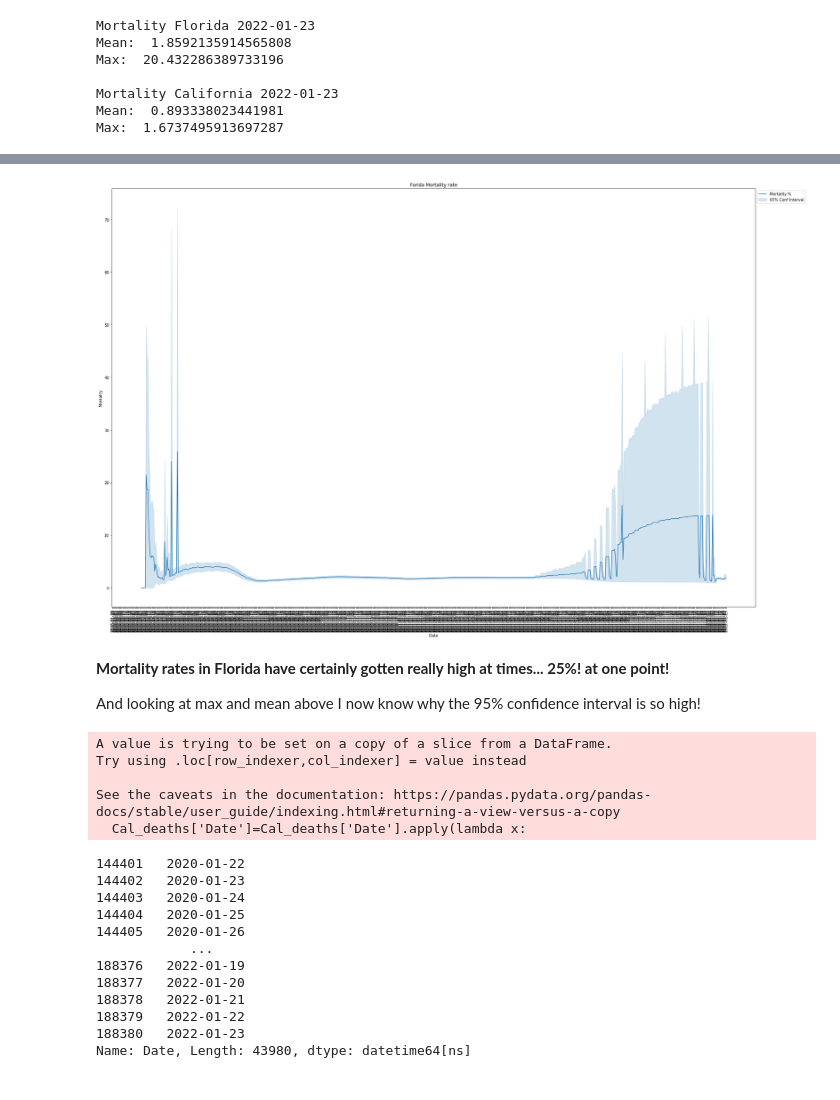
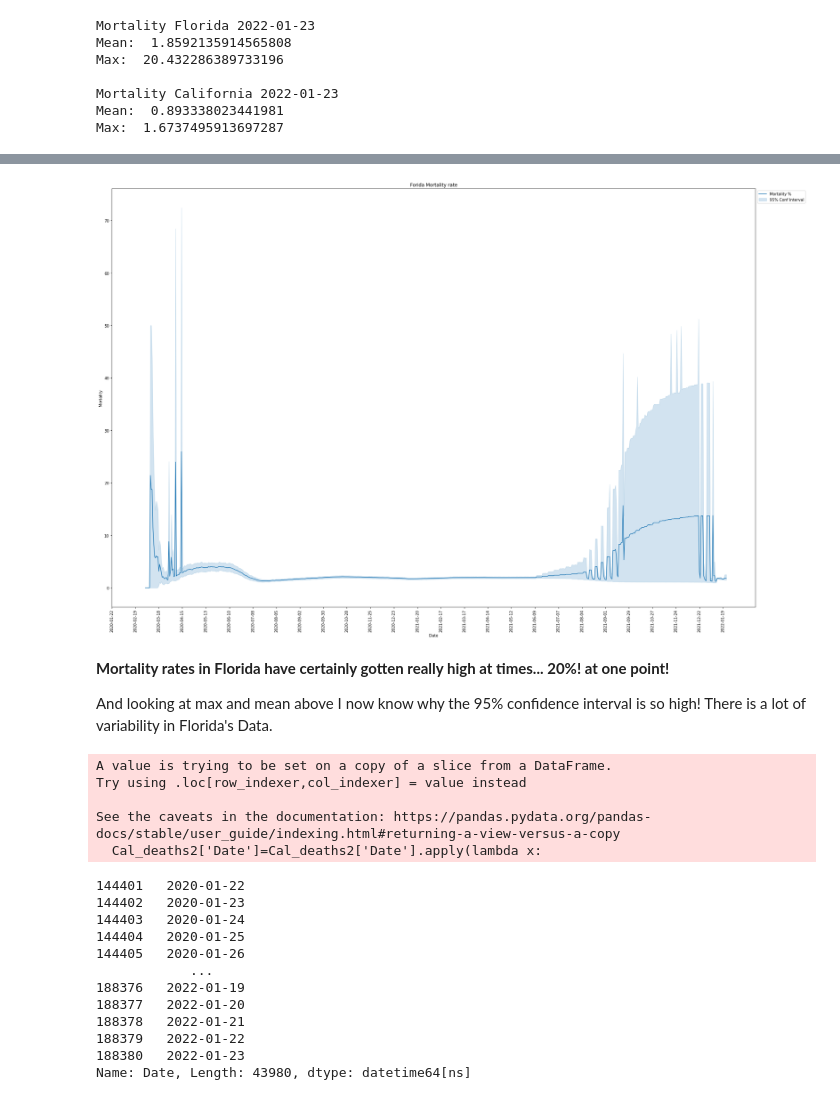
Before and after one commit to asullivan42/COVID_Bubble_Estimator, a Jupyter notebook: Data_Processing.ipynb, the cells around one changed output, grey strips where cells are left out. Saved outputs shown, nothing was run; the diff lists cells and outputs as text; code cells hidden in the pictures.

```diff
--- a/Data_Processing.ipynb
+++ b/Data_Processing.ipynb
@@ -508,12 +404,8 @@ _.figure.savefig('./figures/CA_v_Fl_cases_per1K.png')
 # What about deaths?
 us_deaths = dfs['us_deaths'].copy()
 # Gets the data from California & Florida only
-Cal_deaths=us_deaths[us_deaths['Province/State']=='California']
-Flor_deaths=us_deaths[us_deaths['Province/State']=='Florida']
-# Indexes the data by Admin2 (aka cities) and Dates
-#This unstacks the cities into their own hirerarchy
-dframe7=Cal_deaths.set_index(['Admin2','Date']).unstack('Admin2')['Case']
-dframe8=Flor_deaths.set_index(['Admin2','Date']).unstack('Admin2')['Case']
+Cal_deaths=State_by_county(us_deaths,'California')
+Flor_deaths=State_by_county(us_deaths,'Florida')
 # %%
 #If I'm going to do this a bunch might as well make a function to get the city data from the dataframe
 def cities(dataframe):
@@ -541,11 +437,6 @@ plt.show()
 __.figure.savefig('./figures/CA_v_Fl_deaths_per1K.png')
 # %%
 # What about mortality rate?
-simplified = dfs['us_simplified'] # This data only has the confirmed cases and deaths by state for each date
-# Gets the data from California & Florida only
-Cal_deaths=simplified[simplified['Province/State']=='California']
-Flor_deaths=simplified[simplified['Province/State']=='Florida']
-# make a new column of % deaths by cases
-Cal_deaths['Mortality']=((Cal_deaths['Deaths']/Cal_deaths['Confirmed'])*100)
-Flor_deaths['Mortality']=((Flor_deaths['Deaths']/Flor_deaths['Confirmed'])*100)
+simplified = dfs['us_simplified'].copy() # This data only has the confirmed cases and deaths by state for each date
+simplified.head()
 # %% [output]
@@ -561,0 +449,10 @@ See the caveats in the documentation: https://pandas.pydata.org/pandas-docs/stab
+# %%
+def mortality (state):
+    '''Takes a state from the simplified db of covid cases and adds a column for Mortality rate'''
+    mask = simplified['Province/State']==state
+    results=simplified.loc[mask,:]
+    results['Mortality']=(results['Deaths']/results['Confirmed'])*100
+    return results
+# %%
+Cal_deaths2=mortality('California')
+Flor_deaths2=mortality('Florida')
@@ -664,28 +565,28 @@ Max:  1.6737495913697287
 import seaborn as sns
 # %%
 g= plt.figure(figsize=(30,20))
-g=plt.title('Forida Mortality rate')
-g=sns.lineplot(data=Flor_deaths,x='Date',y='Mortality')
+g= plt.title('Forida Mortality rate')
+g= sns.lineplot(data=Flor_deaths2,x='Date',y='Mortality')
 g.legend(labels=["Mortality %","95% Conf Interval"], loc = 2, bbox_to_anchor = (1,1))
-plt.xticks(rotation=90)
+plt.xticks(range(0,Flor_deaths.shape[1],28) ,rotation=90)
 plt.show()
 # %% [output]
-[figure, old version]
+[figure, new version]
 # %% [markdown]
-**Mortality rates in Florida have certainly gotten really high at times... 25%! at one point!**
+**Mortality rates in Florida have certainly gotten really high at times... 20%! at one point!**
 
-And looking at max and mean above I now know why the 95% confidence interval is so high!
+And looking at max and mean above I now know why the 95% confidence interval is so high!  There is a lot of variability in Florida's Data.
 # %%
 g.figure.savefig('./figures/Florida_Mortality.png')
 # %%
 from datetime import datetime
 # %%
-Cal_deaths['Date']=Cal_deaths['Date'].apply(lambda x:
+Cal_deaths2['Date']=Cal_deaths2['Date'].apply(lambda x:
                                     datetime.strptime(x,'%Y-%m-%d'))
 # %% [output]
 A value is trying to be set on a copy of a slice from a DataFrame.
 Try using .loc[row_indexer,col_indexer] = value instead
 
 See the caveats in the documentation: https://pandas.pydata.org/pandas-docs/stable/user_guide/indexing.html#returning-a-view-versus-a-copy
-  Cal_deaths['Date']=Cal_deaths['Date'].apply(lambda x:
+  Cal_deaths2['Date']=Cal_deaths2['Date'].apply(lambda x:
 # %%
```
Also changed, not shown: parts of 68 cells of this notebook, 4 other files.
